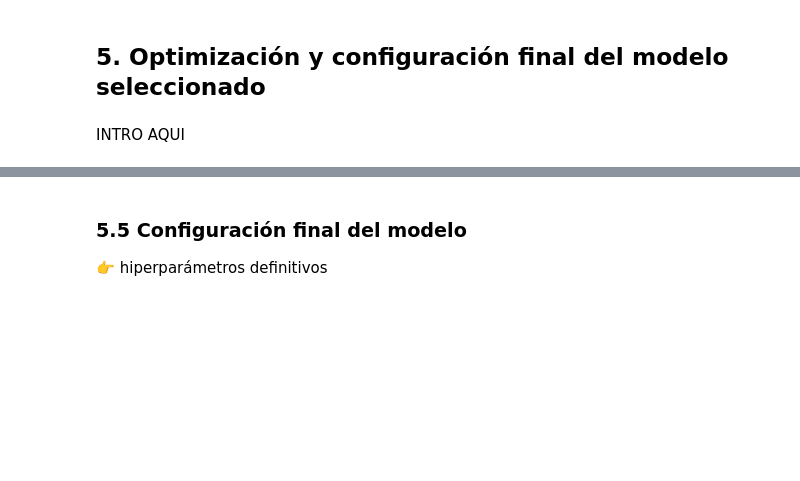
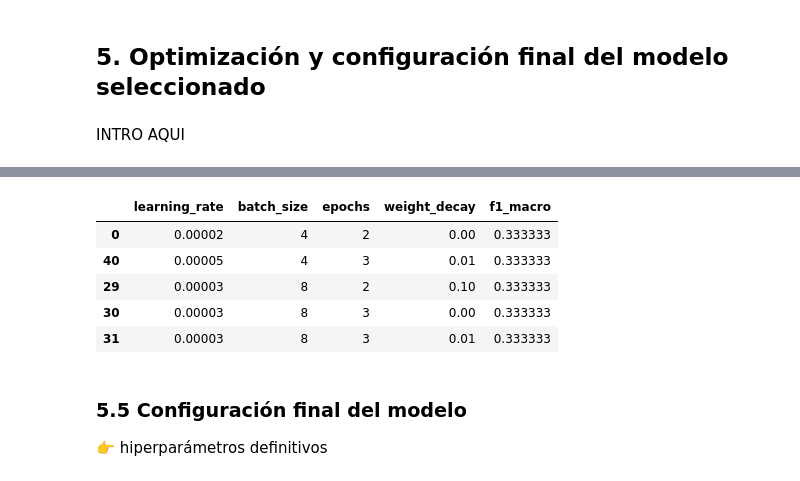
Before and after one commit to JMPinillos/agri-voice-ai, a Jupyter notebook: notebooks/03_nlp_processing/nlp_processing.ipynb, the cells around one changed output, grey strips where cells are left out. Drawn from its saved outputs; the diff is of its cells as text; code cells hidden in the pictures; blank space fills up the shorter version.

```diff
--- a/notebooks/03_nlp_processing/nlp_processing.ipynb
+++ b/notebooks/03_nlp_processing/nlp_processing.ipynb
@@ -712,0 +724,20 @@ batch_size → [4, 8]
+# %%
+# División inicial (igual que en el apartado 4)
+X = df_model["text"]
+y = df_model["label_encoded"]
+
+X_train, X_test, y_train, y_test = train_test_split(
+    X, y,
+    test_size=0.2,
+    random_state=42,
+    stratify=y
+)
+
+# División adicional: train → train + validation
+X_train, X_val, y_train, y_val = train_test_split(
+    X_train,
+    y_train,
+    test_size=0.2,
+    random_state=42,
+    stratify=y_train
+)
@@ -712,0 +746,10 @@ batch_size → [4, 8]
+# %%
+# Adaptación a formato texto
+X_train_texts = list(X_train)
+X_val_texts   = list(X_val)
+X_test_texts  = list(X_test)
+
+# Labels alineadas
+y_train_labels = y_train.reset_index(drop=True)
+y_val_labels   = y_val.reset_index(drop=True)
+y_test_labels  = y_test.reset_index(drop=True)
@@ -712,0 +758,4 @@ batch_size → [4, 8]
+# %%
+train_encodings = tokenizer(X_train_texts, truncation=True, padding=True, max_length=128)
+val_encodings   = tokenizer(X_val_texts,   truncation=True, padding=True, max_length=128)
+test_encodings  = tokenizer(X_test_texts,  truncation=True, padding=True, max_length=128)
@@ -713 +764,5 @@ batch_size → [4, 8]
+# %%
+train_dataset = TextDataset(train_encodings, y_train_labels)
+val_dataset   = TextDataset(val_encodings,   y_val_labels)
+test_dataset  = TextDataset(test_encodings,  y_test_labels)
 # %% [markdown]
@@ -724,3 +864,17 @@ batch_size → [4, 8]
+# %%
+df_results = pd.DataFrame(results)
+
+# Ordenamos por métrica principal
+df_results_sorted = df_results.sort_values(by="f1_macro", ascending=False)
+
+display(df_results_sorted.head())
+# %% [output]
+|  | learning_rate | batch_size | epochs | weight_decay | f1_macro |
+| 0 | 0.00002 | 4 | 2 | 0.00 | 0.333333 |
+| 40 | 0.00005 | 4 | 3 | 0.01 | 0.333333 |
+| 29 | 0.00003 | 8 | 2 | 0.10 | 0.333333 |
+| 30 | 0.00003 | 8 | 3 | 0.00 | 0.333333 |
+| 31 | 0.00003 | 8 | 3 | 0.01 | 0.333333 |
 # %% [markdown]
 ### 5.5 Configuración final del modelo
 
```
Also changed, not shown: parts of 16 cells of this notebook.
